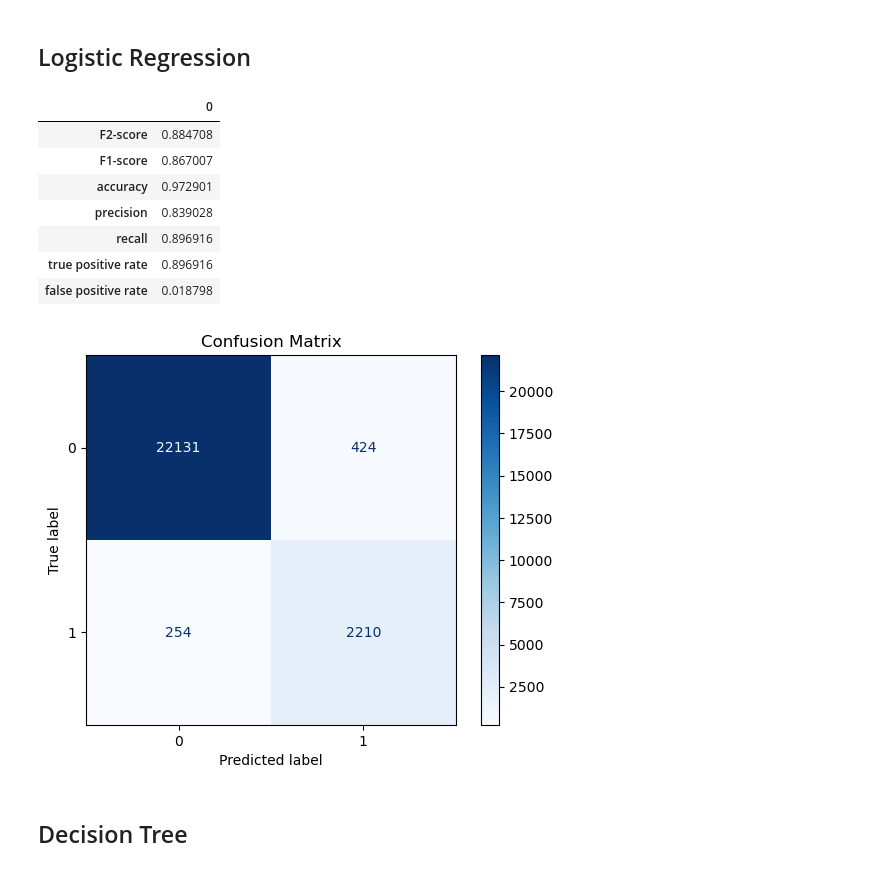
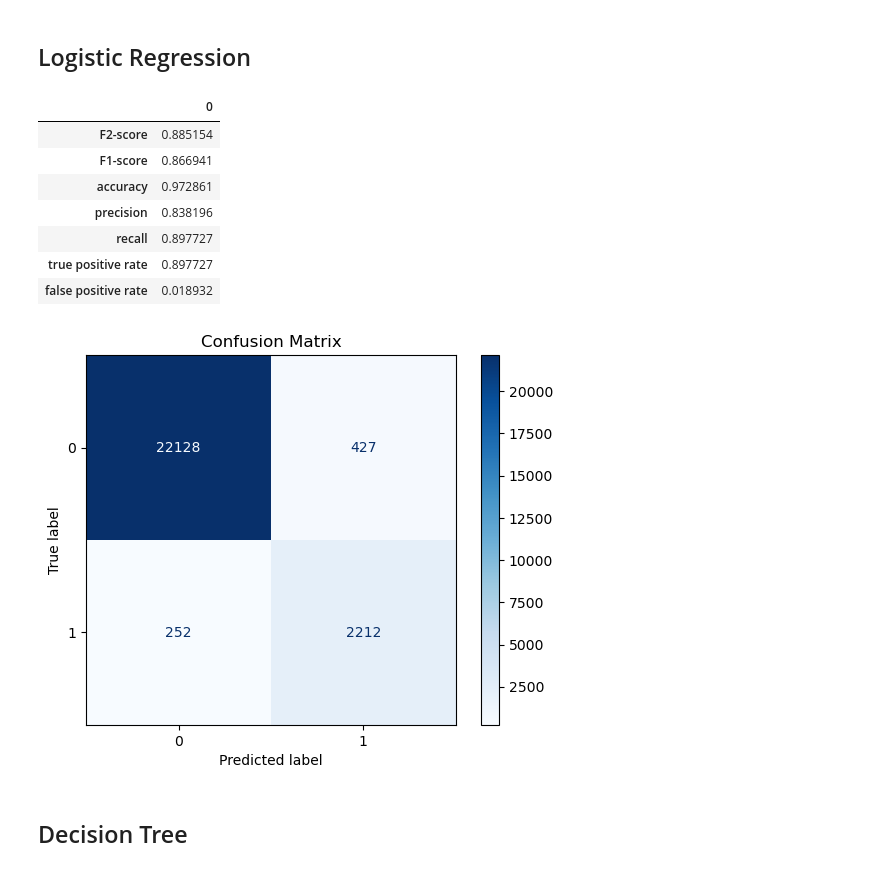
Before and after one commit to dian-farah/Interpol_Biometric_Prediction, a Jupyter notebook: Pillar 3 (Biometric Prediction)/Pillar 3 (Biometric Prediction).ipynb, the cells around one changed output. Drawn from its saved outputs; the diff is of its cells as text; code cells hidden in the pictures.

```diff
--- a/Pillar 3 (Biometric Prediction)/Pillar 3 (Biometric Prediction).ipynb
+++ b/Pillar 3 (Biometric Prediction)/Pillar 3 (Biometric Prediction).ipynb
@@ -468,44 +468,44 @@ def local_train_test_split(df, target = 'client_match_label'):
     return model_selection.train_test_split(df.drop(target, axis=1), df[target], random_state=42)
 X_train, X_test, y_train, y_test = local_train_test_split(client_sanctions)
 
-logit = linear_model.LogisticRegression(l1_ratio=0, C=c, solver='saga', max_iter=500)
+logit = linear_model.LogisticRegression(l1_ratio=0, solver='saga', max_iter=500)
 
 logit.fit(X_train, y_train)
 y_pred = logit.predict(X_test)
 
 # calculate accuracy
 accuracy = calculate_accuracy(y_test, y_pred)
 # calculate precision
 prec = calculate_precision(y_test, y_pred)
 # calculate recall
 recall = calculate_recall(y_test, y_pred)
 # calculate true positive rate
 tpr = true_positive_rate(y_test, y_pred)
 # calculate false positive rate
 fpr = false_positive_rate(y_test, y_pred)
 # calculate f1 score
 f1 = calculate_f1(y_test, y_pred)
 # calculate f2 score
 f2 = calculate_f2(y_test, y_pred)
 
 # display metrics
 display(pd.DataFrame([f2, f1, accuracy, prec, recall, tpr, fpr], index=['F2-score', 'F1-score', 'accuracy', 'precision', 'recall', 'true positive rate', 'false positive rate']))
 
 # display confusion matrix
-cm = metrics.confusion_matrix(y_test, y_pred)
+cm = confusion_matrix(y_test, y_pred)
 disp = ConfusionMatrixDisplay(confusion_matrix=cm)
 disp.plot(cmap=plt.cm.Blues)
 plt.title("Confusion Matrix")
 plt.show()
 # %% [output]
 |  | 0 |
-| F2-score | 0.884708 |
-| F1-score | 0.867007 |
-| accuracy | 0.972901 |
-| precision | 0.839028 |
-| recall | 0.896916 |
-| true positive rate | 0.896916 |
-| false positive rate | 0.018798 |
+| F2-score | 0.885154 |
+| F1-score | 0.866941 |
+| accuracy | 0.972861 |
+| precision | 0.838196 |
+| recall | 0.897727 |
+| true positive rate | 0.897727 |
+| false positive rate | 0.018932 |
 [figure]
 # %% [markdown]
 ## Decision Tree
```
Also changed, not shown: parts of 18 cells of this notebook, 2 other files.
